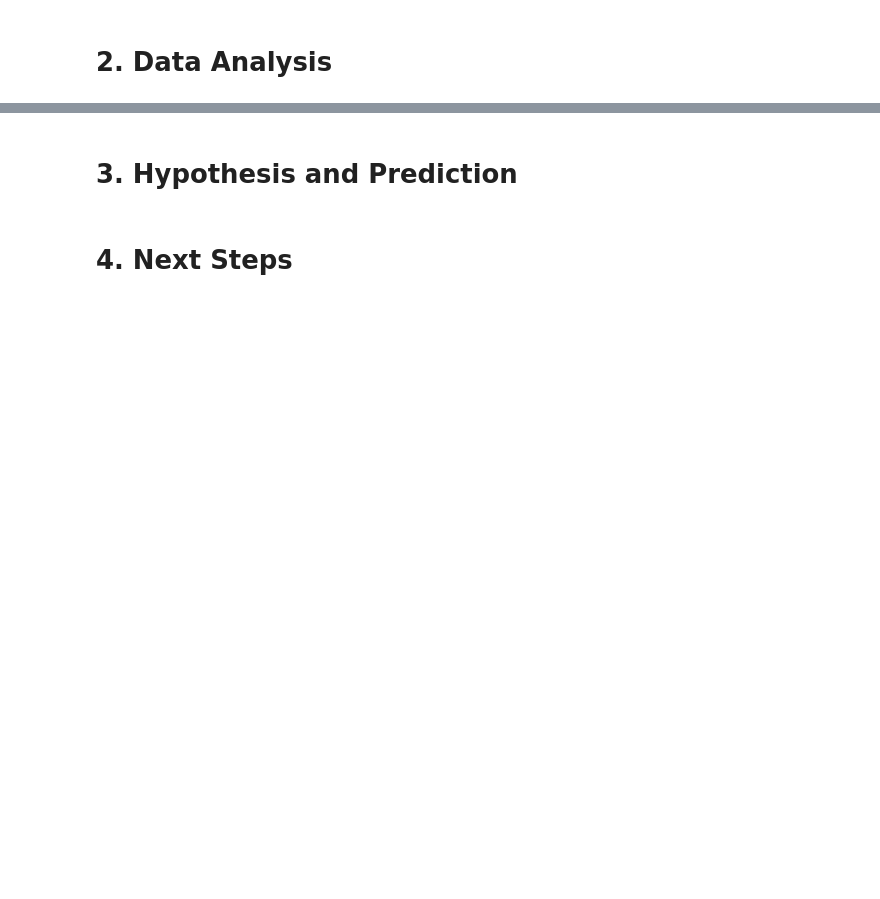
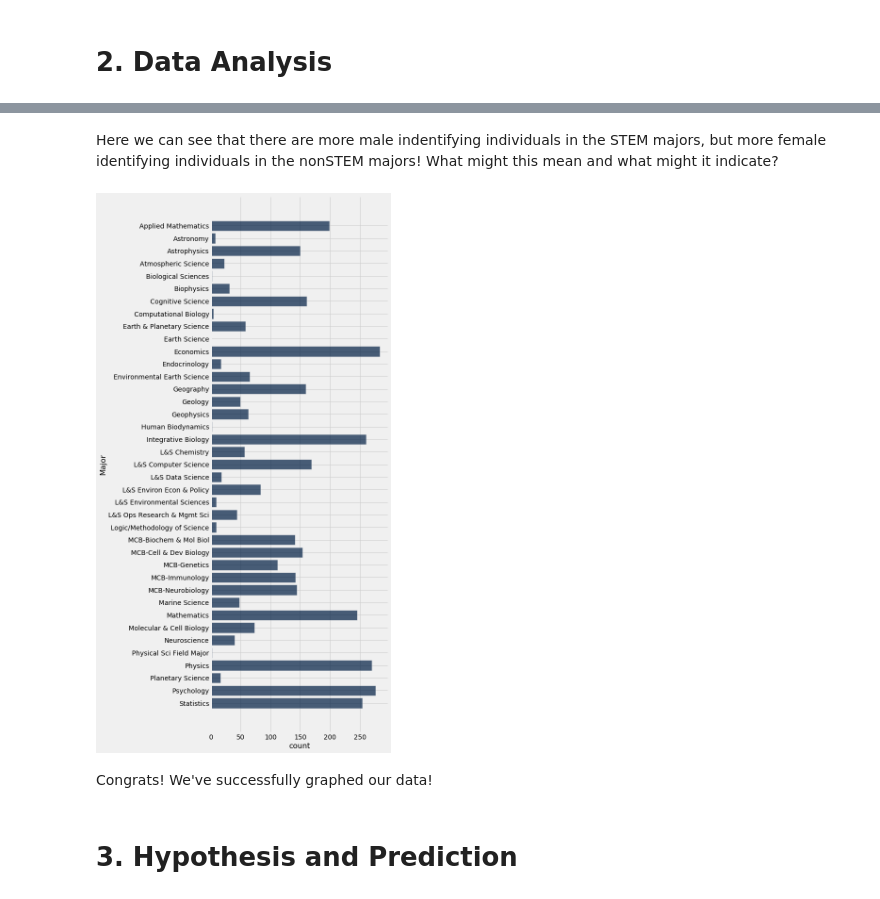
Before and after one commit to catherinelgee/CSK-curriculum, a Jupyter notebook: data_seminar/csk_nb.ipynb, the cells around one changed output, grey strips where cells are left out. Drawn from its saved outputs; the diff is of its cells as text; code cells hidden in the pictures; blank space fills up the shorter version.

```diff
--- a/data_seminar/csk_nb.ipynb
+++ b/data_seminar/csk_nb.ipynb
@@ -162,4 +283,11 @@ student_maj
+# %% [markdown]
+Here we can see that there are more male indentifying individuals in the STEM majors, but more female identifying individuals in the nonSTEM majors! What might this mean and what might it indicate?
+# %%
+stem = by_maj.where('STEM Flag', 1).where('College/School', 'Clg of Letters & Science').group('Major')
+stem.barh('Major')
+# %% [output]
+[figure, added]
+# %% [markdown]
+Congrats! We've successfully graphed our data!
 # %% [markdown]
 # 3. Hypothesis and Prediction
-# %% [markdown]
-# 4. Next Steps
```
Also changed, not shown: parts of 41 cells of this notebook, 1 other file.
